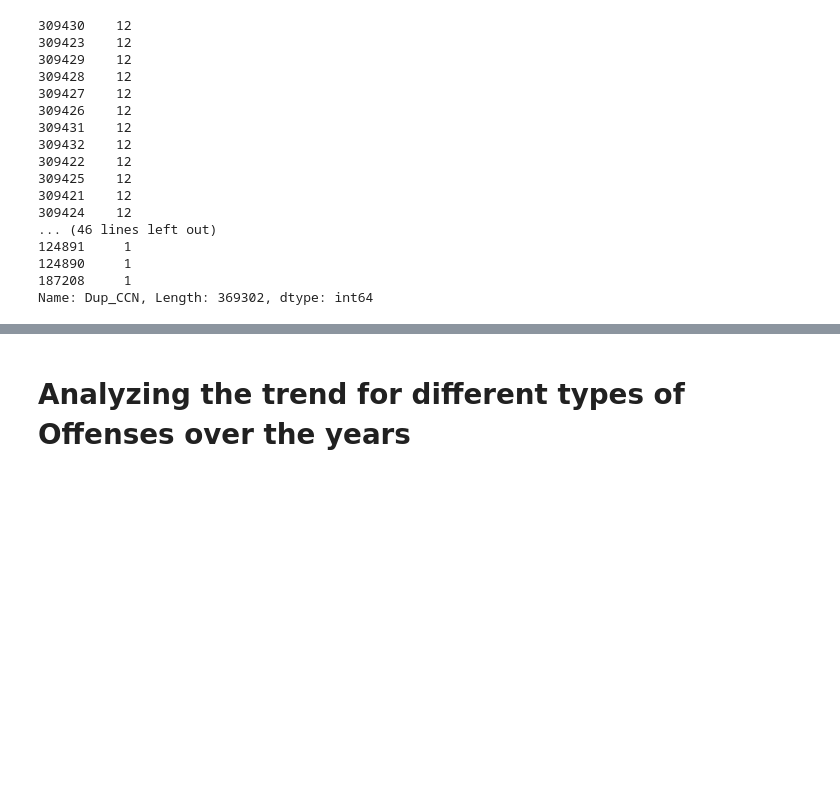
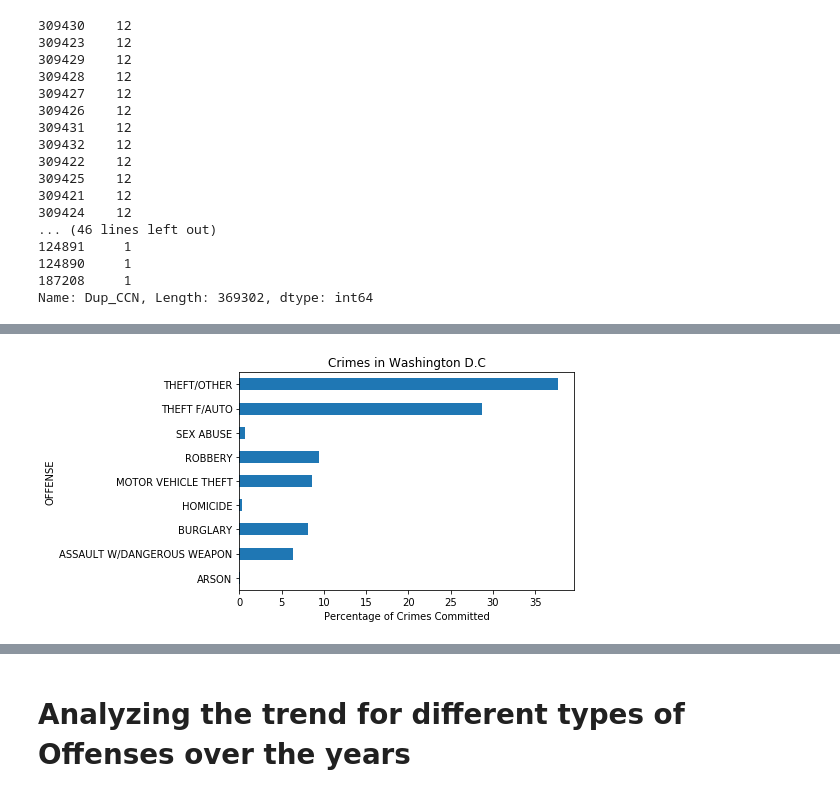
Before and after one commit to iraismgarcia5/Project_DC_Crime_Analysis, a Jupyter notebook: Project1_DC_Crime_Analysis.ipynb, the cells around one changed output, grey strips where cells are left out. Saved outputs shown, nothing was run; the diff lists cells and outputs as text; code cells hidden in the pictures; blank space fills up the shorter version.

```diff
--- a/Project1_DC_Crime_Analysis.ipynb
+++ b/Project1_DC_Crime_Analysis.ipynb
@@ -322,0 +352,14 @@ var.count()
+# %%
+#Total Crimes
+t_crimes=len(dc_crimes_df["CCN"].unique())
+t_crimes
+
+crime_rate = dc_crimes_df.groupby('OFFENSE')
+crime_rate.count().head()
+c_crime_rate=crime_rate.CCN.count()
+print("Total number of Crimes for each category of offense\n")
+print(c_crime_rate)
+print("\n")
+print("Percentage of Crimes for each category of offense\n")
+p_crime_rate=(crime_rate.CCN.count()/t_crimes)*100
+print(p_crime_rate)
@@ -322,0 +384,10 @@ var.count()
+# %%
+#Offense Plot - Bar Graph
+crime_rate_df=pd.DataFrame(p_crime_rate)
+crime_rate_df
+fig = crime_rate_df["CCN"].plot(kind="barh")
+plt.xlabel('Percentage of Crimes Committed')
+plt.title("Crimes in Washington D.C")
+plt.show()
+# %% [output]
+[figure, added]
```
Also changed, not shown: parts of 56 cells of this notebook.
